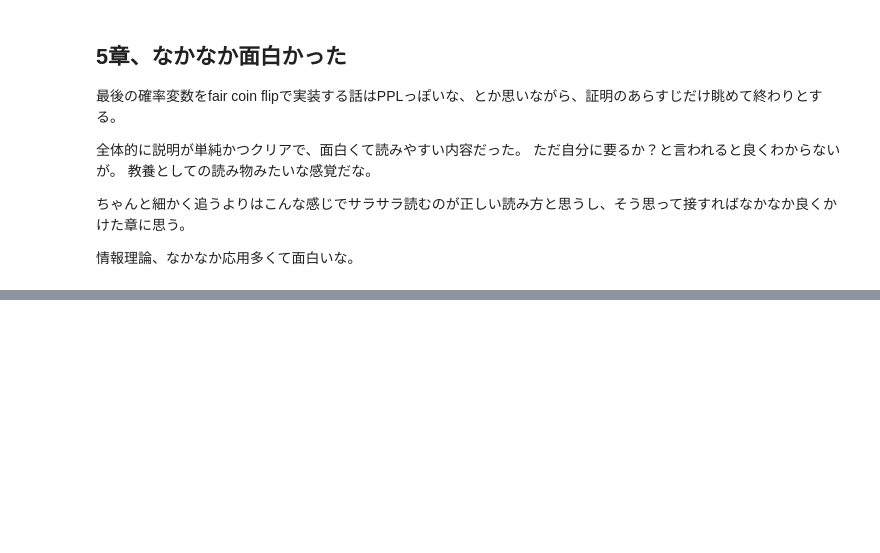
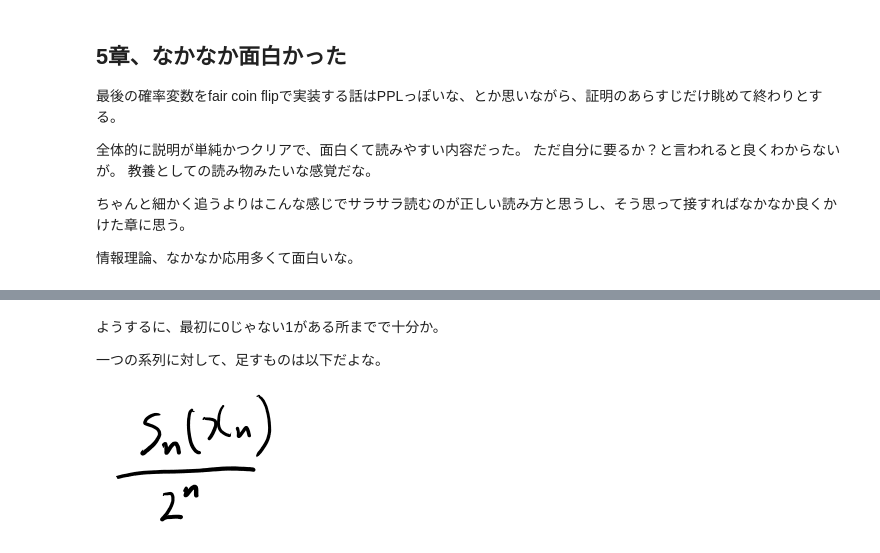
Before and after one commit to karino2/karino2.github.io, a Jupyter notebook: ipynb/2019-02-10-144121.ipynb, the cells around one changed output, grey strips where cells are left out. Saved outputs shown, nothing was run; the diff lists cells and outputs as text; code cells hidden in the pictures; blank space fills up the shorter version.

```diff
--- a/ipynb/2019-02-10-144121.ipynb
+++ b/ipynb/2019-02-10-144121.ipynb
@@ -253,0 +312,8 @@ aとbも同じ。
+# %% [markdown]
+ようするに、最初に0じゃない1がある所までで十分か。
+
+一つの系列に対して、足すものは以下だよな。
+# %%
+MeatPieImage()
+# %% [output]
+[figure, added]
```
Also changed, not shown: parts of 11 cells of this notebook.
